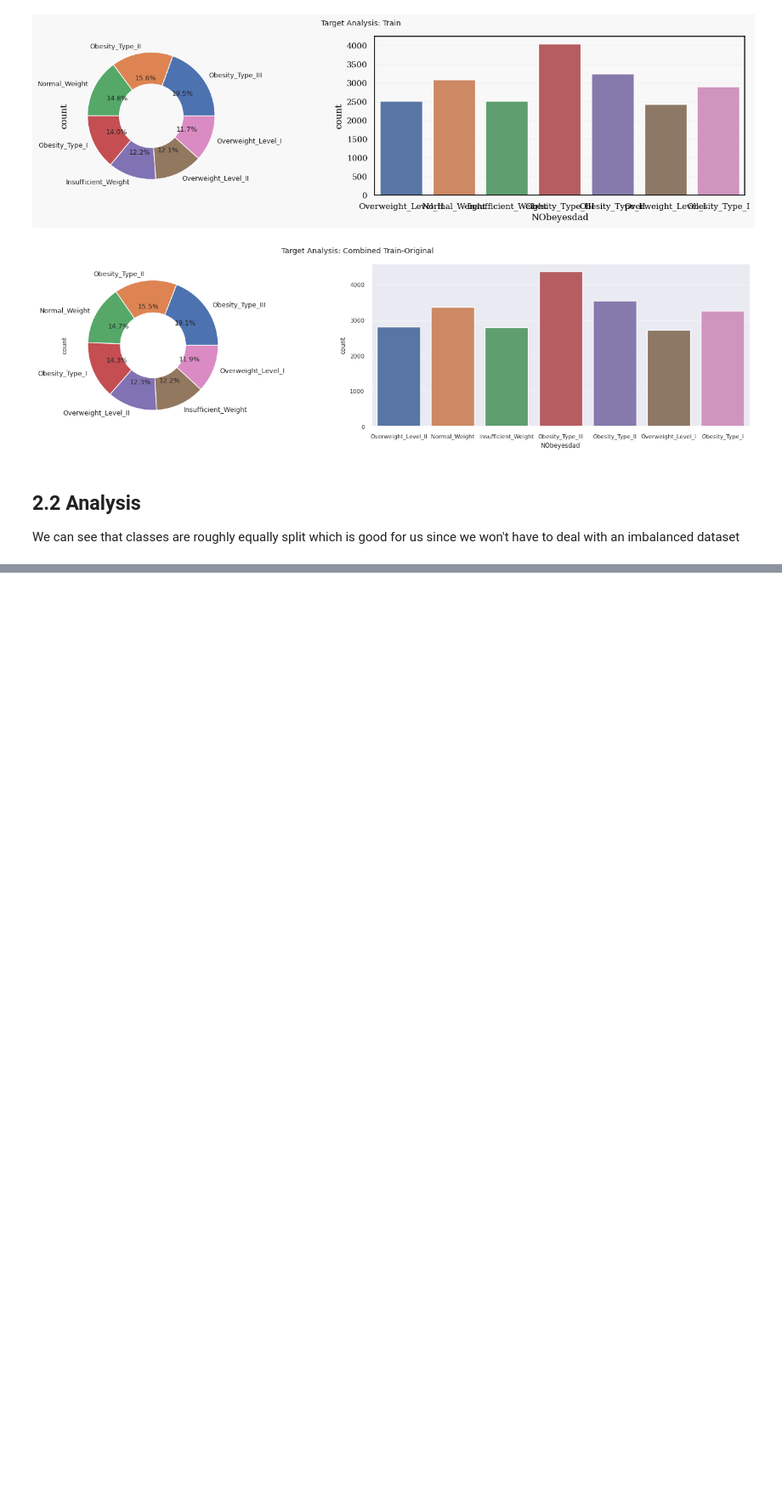
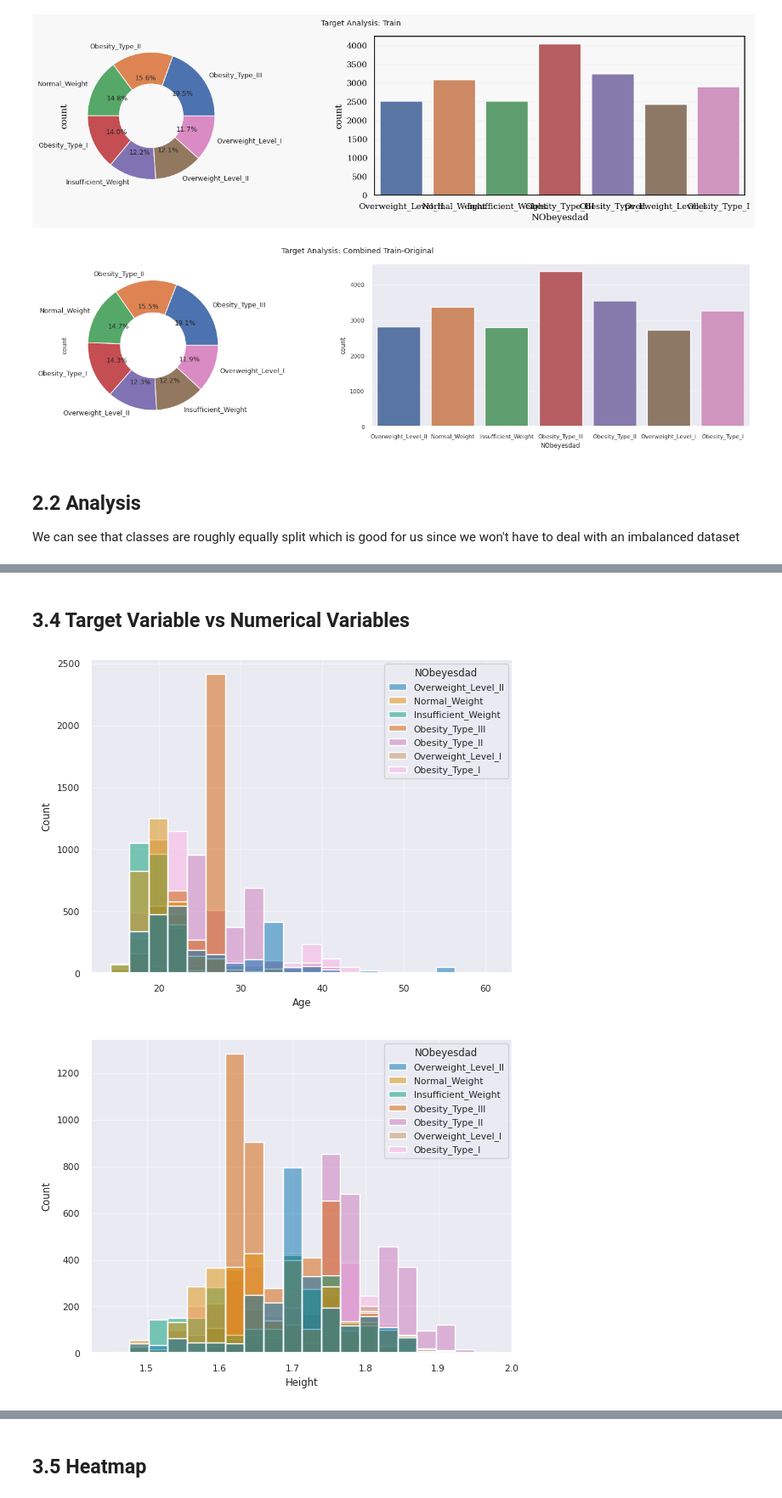
Before and after one commit to yoii18/KaggleModels, a Jupyter notebook: pgs4e2-eda-ensemble-modeling.ipynb, the cells around one changed output, grey strips where cells are left out. Shown at 85% size. Drawn from its saved outputs; the diff is of its cells as text; code cells hidden in the pictures; blank space fills up the shorter version.

```diff
--- a/pgs4e2-eda-ensemble-modeling.ipynb
+++ b/pgs4e2-eda-ensemble-modeling.ipynb
@@ -392,0 +488,10 @@ We can see that classes are roughly equally split which is good for us since we
+# %% [markdown]
+## 3.4 Target Variable vs Numerical Variables
+# %%
+for cols in num_cols:
+    sns.histplot(data=df_train, x=cols, bins=20, palette='colorblind', hue=target_col)
+    print("\n")
+    plt.show()
+# %% [output]
+[figure, added]
+[figure, added]
@@ -392,0 +504,2 @@ We can see that classes are roughly equally split which is good for us since we
+# %% [markdown]
+## 3.5 Heatmap
```
Also changed, not shown: parts of 44 cells of this notebook.
